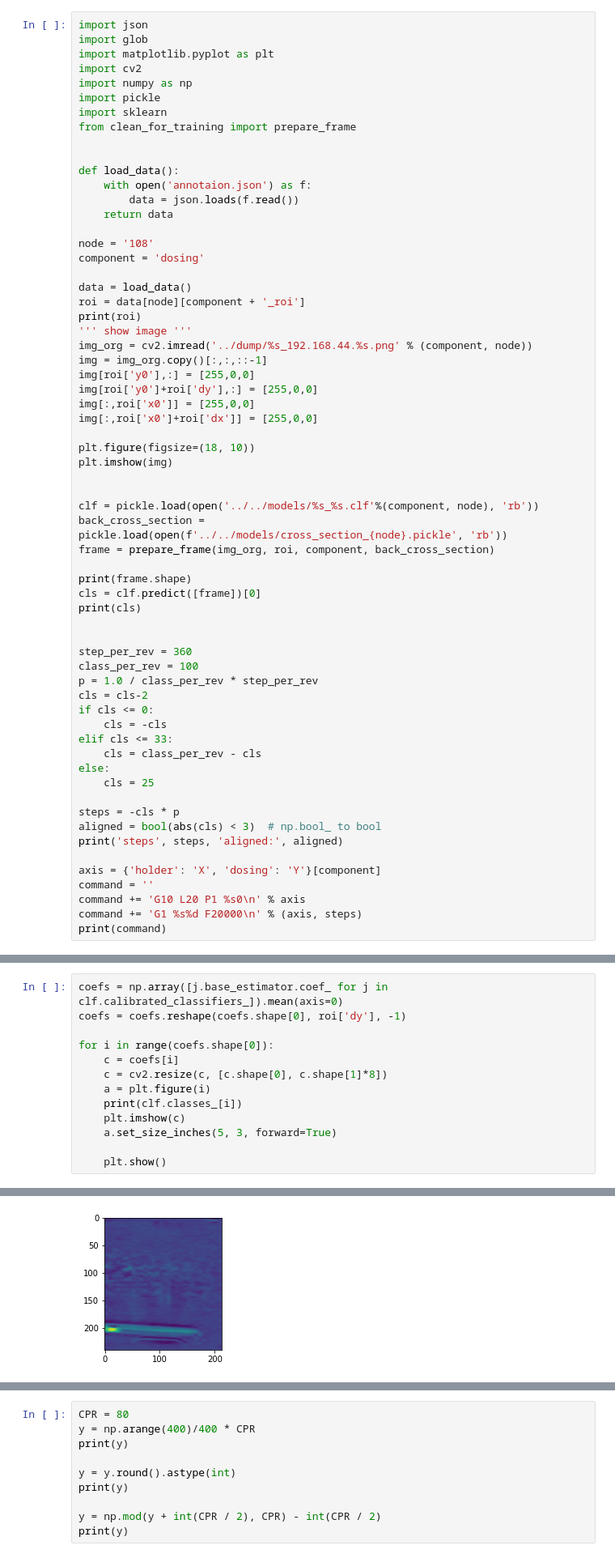
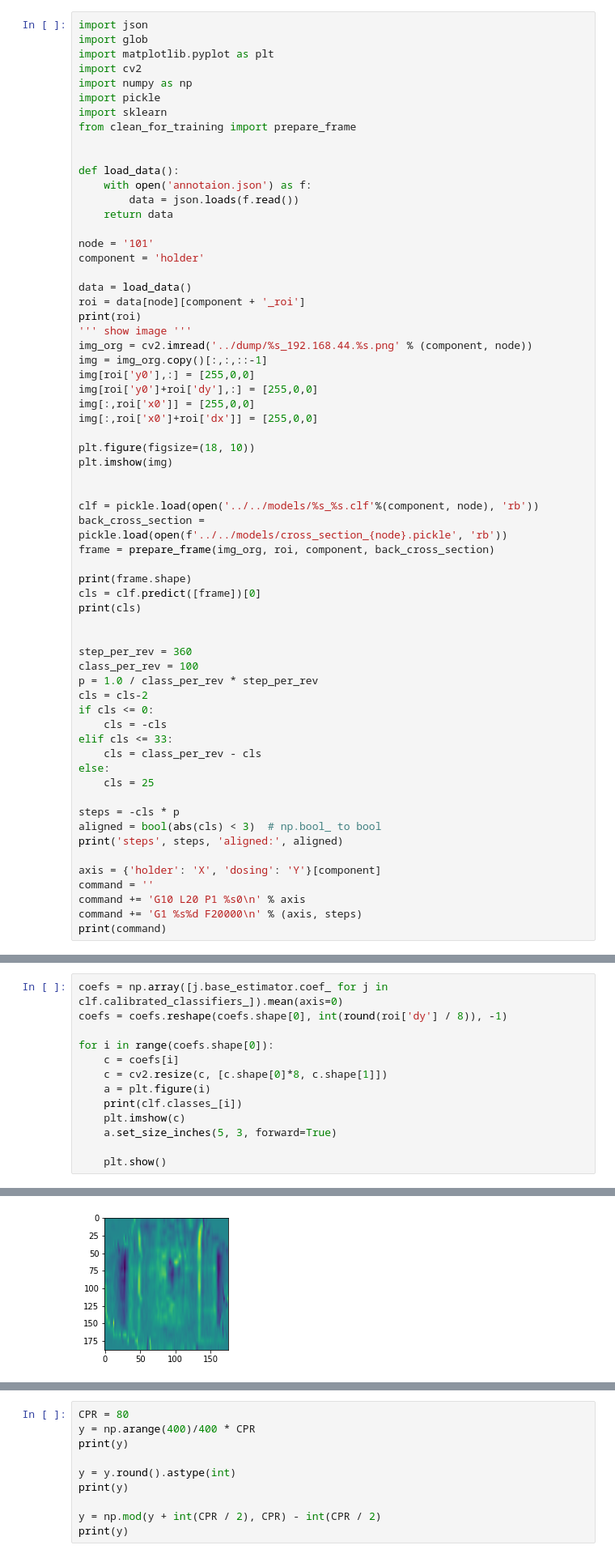
Before and after one commit to hamedty/pm, a Jupyter notebook: server/vision/vision_debug.ipynb, the cells around one changed output, grey strips where cells are left out. Shown at 81% size. Cells and saved outputs as stored; diff of their text form.

```diff
--- a/server/vision/vision_debug.ipynb
+++ b/server/vision/vision_debug.ipynb
@@ -14,8 +14,8 @@ def load_data():
         data = json.loads(f.read())
     return data
 
-node = '108'
-component = 'dosing'
+node = '101'
+component = 'holder'
 
 data = load_data()
 roi = data[node][component + '_roi']
@@ -132,10 +124,10 @@ AttributeError: 'NoneType' object has no attribute 'shape'
 # %%
 coefs = np.array([j.base_estimator.coef_ for j in clf.calibrated_classifiers_]).mean(axis=0)
-coefs = coefs.reshape(coefs.shape[0], roi['dy'], -1)
+coefs = coefs.reshape(coefs.shape[0], int(round(roi['dy'] / 8)), -1)
 
 for i in range(coefs.shape[0]):
     c = coefs[i]
-    c = cv2.resize(c, [c.shape[0], c.shape[1]*8])
+    c = cv2.resize(c, [c.shape[0]*8, c.shape[1]])
     a = plt.figure(i)
     print(clf.classes_[i])
     plt.imshow(c)
@@ -149 +141 @@ for i in range(coefs.shape[0]):
-[figure, old version]
+[figure, new version]
```
Also changed, not shown: parts of 4 cells of this notebook, 8 other files.
